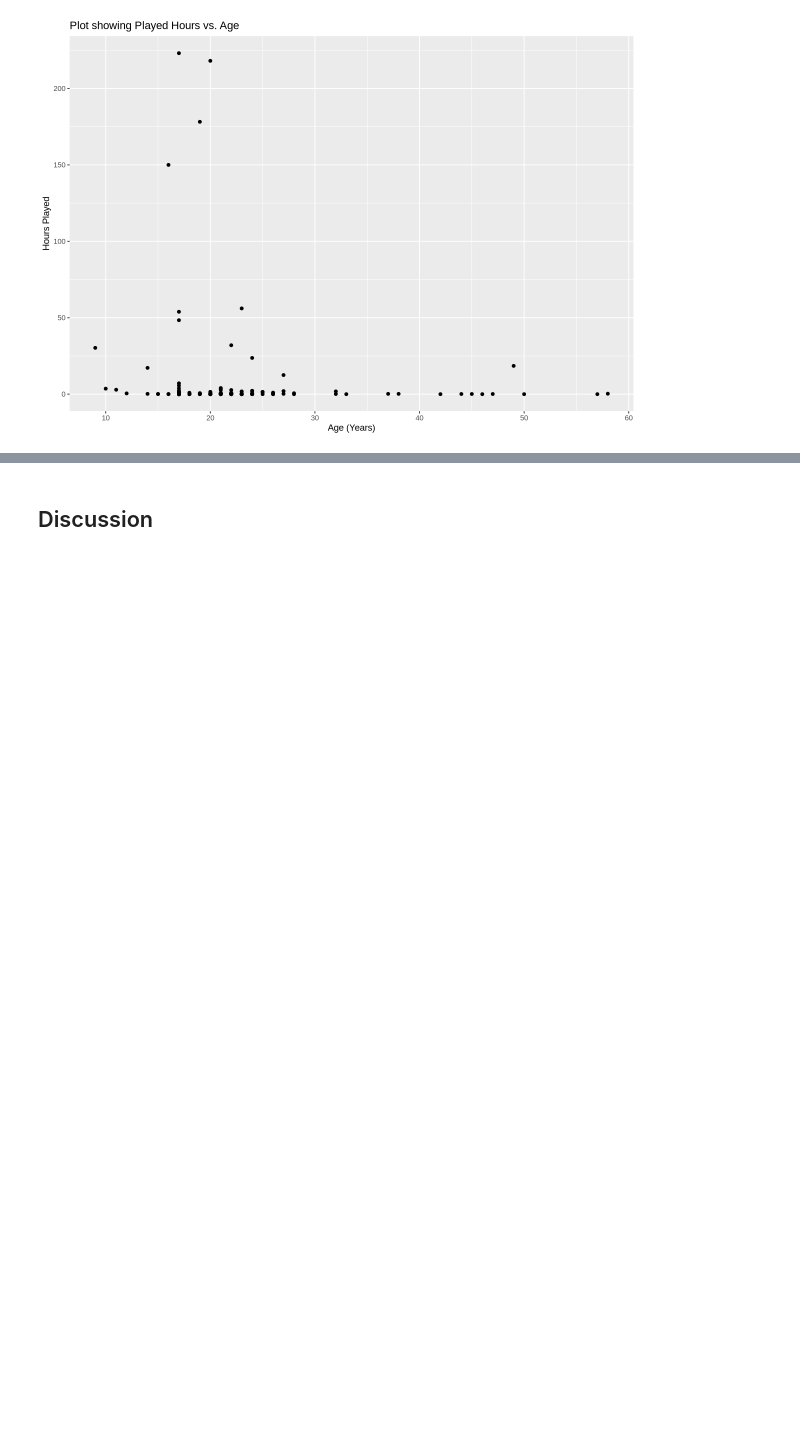
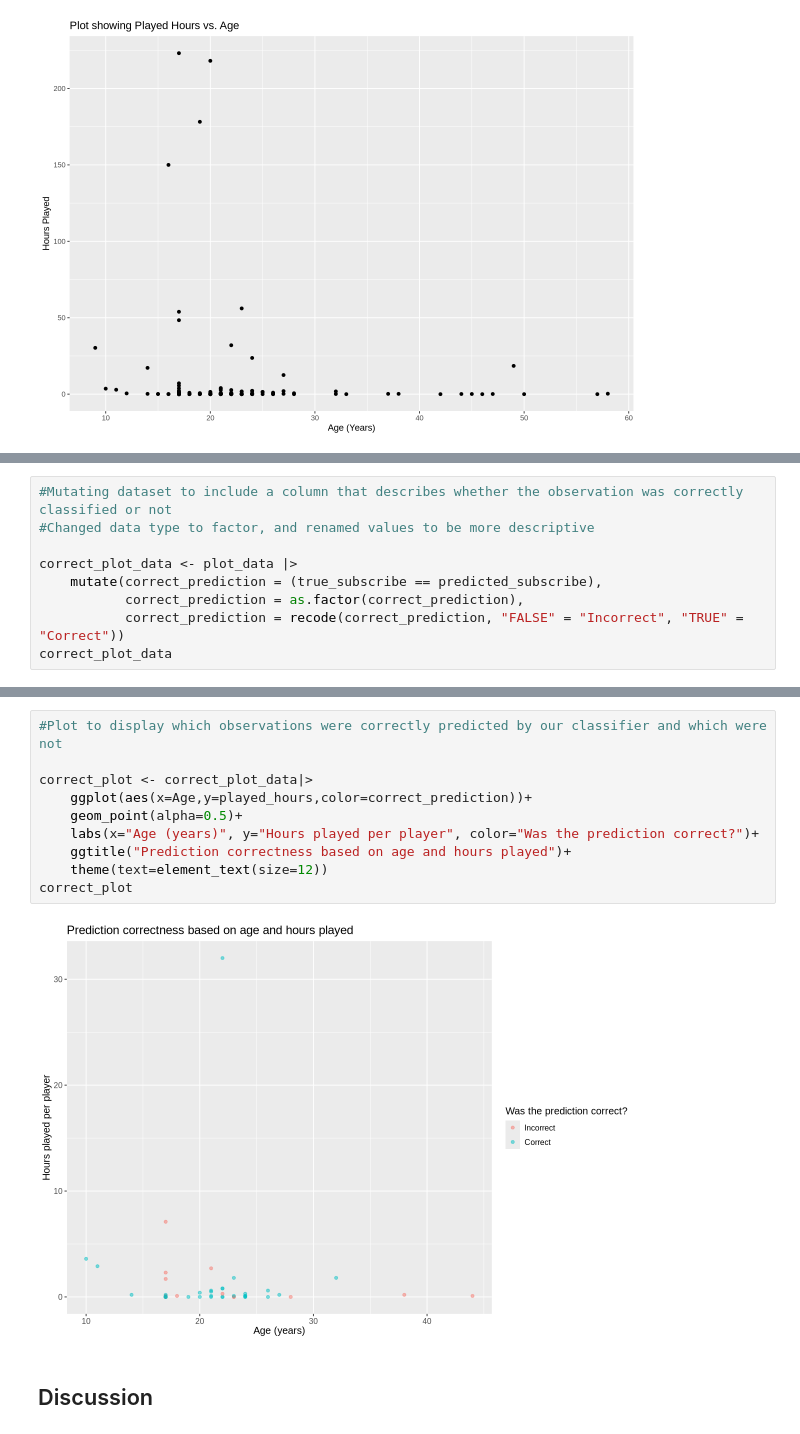
Before and after one commit to katelynteng/group_2_final_project, a Jupyter notebook: group_2_final_project.ipynb, the cells around one changed output, grey strips where cells are left out. Drawn from its saved outputs; the diff is of its cells as text; blank space fills up the shorter version.

Commit message:
Added observation to display correctness of classifier

```diff
--- a/group_2_final_project.ipynb
+++ b/group_2_final_project.ipynb
@@ -373,0 +356,9 @@ pred_plot
+# %%
+#Mutating dataset to include a column that describes whether the observation was correctly classified or not
+#Changed data type to factor, and renamed values to be more descriptive
+
+correct_plot_data <- plot_data |>
+    mutate(correct_prediction = (true_subscribe == predicted_subscribe),
+           correct_prediction = as.factor(correct_prediction),
+           correct_prediction = recode(correct_prediction, "FALSE" = "Incorrect", "TRUE" = "Correct"))
+correct_plot_data
@@ -374,3 +376,15 @@ pred_plot
+# %%
+#Plot to display which observations were correctly predicted by our classifier and which were not
+
+correct_plot <- correct_plot_data|>
+    ggplot(aes(x=Age,y=played_hours,color=correct_prediction))+
+    geom_point(alpha=0.5)+
+    labs(x="Age (years)", y="Hours played per player", color="Was the prediction correct?")+
+    ggtitle("Prediction correctness based on age and hours played")+
+    theme(text=element_text(size=12))
+correct_plot
+# %% [output]
+[figure, added]
 # %% [markdown]
 ## Discussion
 # %% [markdown]
```
Also changed, not shown: parts of 7 cells of this notebook.
